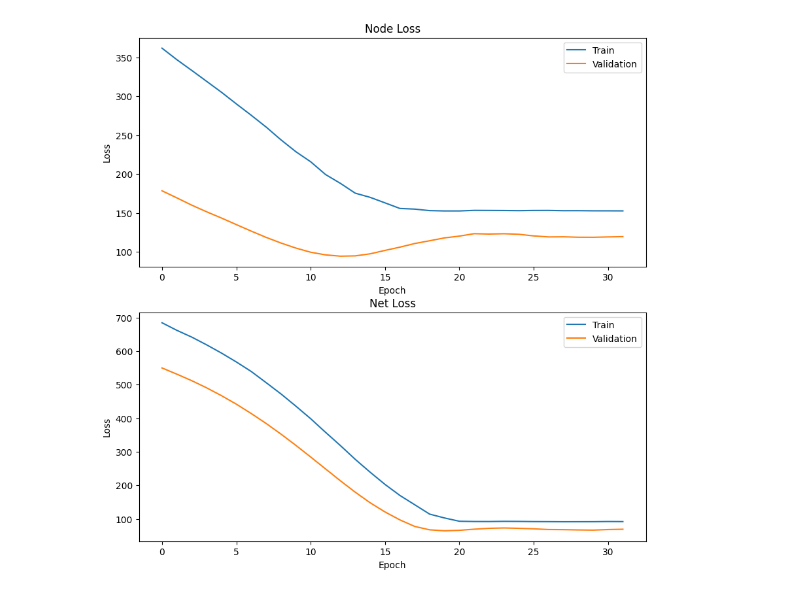
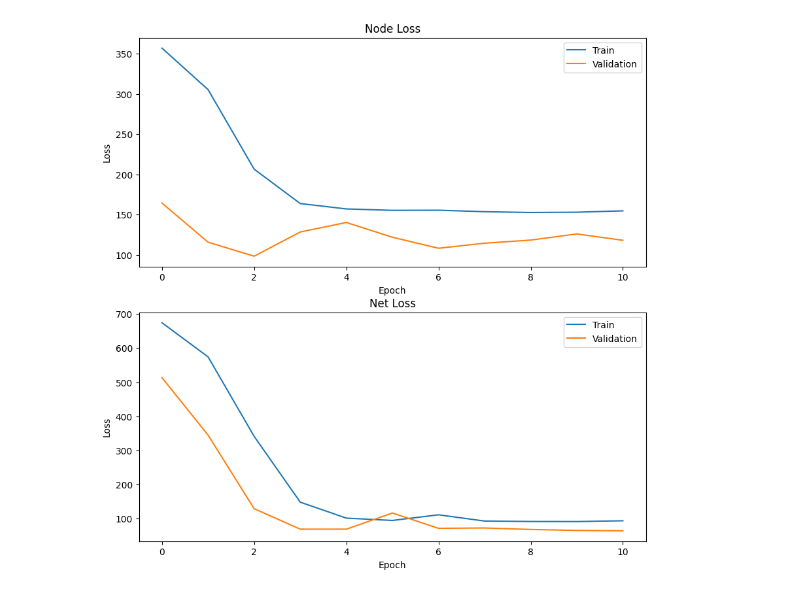
Before and after one commit to hanhoangia/dehnn-optim, a Jupyter notebook: notebook/performance_analysis.ipynb, the cells around one changed output. Cells and saved outputs as stored; diff of their text form; code cells hidden in the pictures.

```diff
--- a/notebook/performance_analysis.ipynb
+++ b/notebook/performance_analysis.ipynb
@@ -39,6 +39,6 @@ plot_losses(losses_baseline_earlystop)
 # %%
-losses_baseline_earlystop_reducedim = pd.read_csv('../profiling_results/baseline-earlystop-reducedim/performance.csv')
+losses_baseline_earlystop_reducedim = pd.read_csv('../profiling_results/optimized/performance.csv')
 losses_baseline_earlystop_reducedim = losses_baseline_earlystop_reducedim.set_index('epoch')
 plot_losses(losses_baseline_earlystop_reducedim)
 # %% [output]
-[figure, old version]
+[figure, new version]
```
Also changed, not shown: parts of 7 cells of this notebook, 53 other files.
